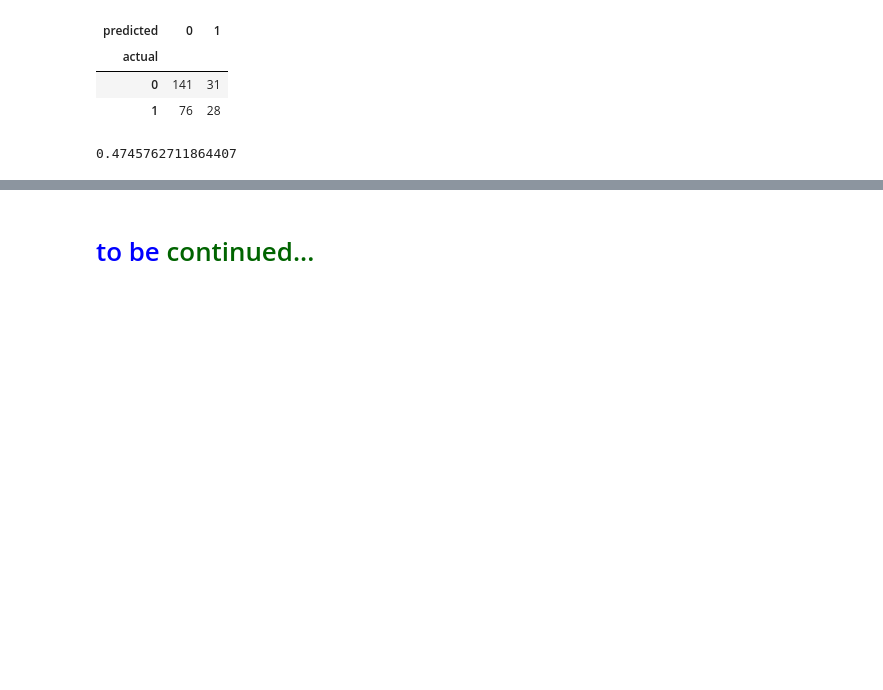
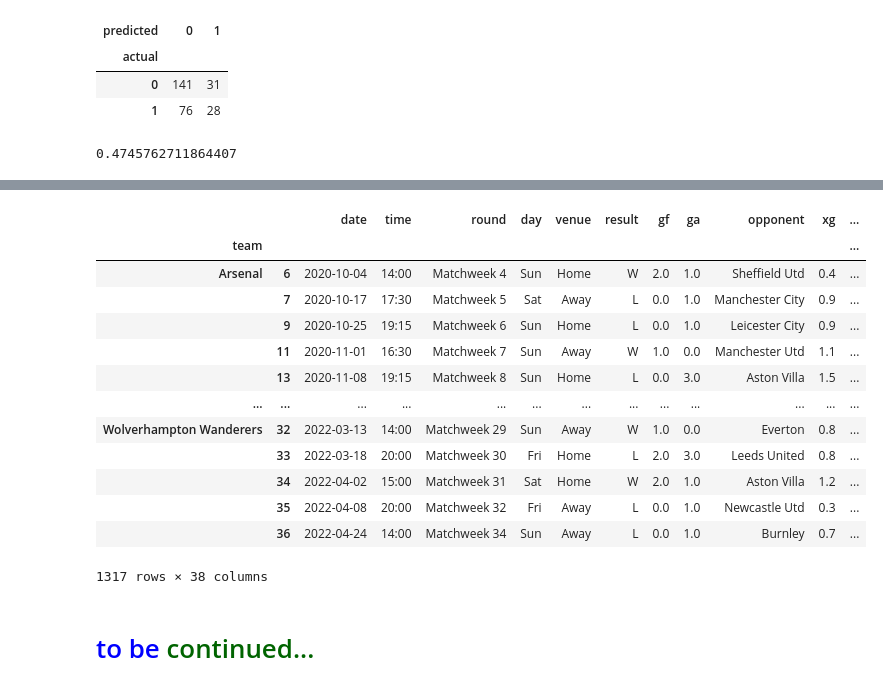
Before and after one commit to langsari/data-science-with-python-2022, a Jupyter notebook: dataset/T.kholed/PredictTeam.ipynb, the cells around one changed output, grey strips where cells are left out. Cells and saved outputs as stored; diff of their text form; code cells hidden in the pictures; blank space fills up the shorter version.

Commit message:
Update12 PredictTeam

```diff
--- a/dataset/T.kholed/PredictTeam.ipynb
+++ b/dataset/T.kholed/PredictTeam.ipynb
@@ -202,3 +202,8 @@ def rolling_averages(group, cols, new_cols):
     group[new_cols] = rolling_stats
     group = group.dropna(subset=new_cols)
     return group
+# %%
+cols = ["gf", "ga", "sh", "sot", "dist", "fk", "pk", "pkatt"]
+new_cols = [f"{c}_rolling" for c in cols]
+
+rolling_averages(group, cols, new_cols)
@@ -205,2 +224,21 @@ def rolling_averages(group, cols, new_cols):
+# %%
+matches_rolling = matches.groupby("team").apply(lambda x: rolling_averages(x, cols, new_cols))
+# %%
+matches_rolling
+# %% [output]
+|  |  | date | time | round | day | venue | result | gf | ga | opponent | xg | ... |
+| team |  |  |  |  |  |  |  |  |  |  |  | ... |
+| Arsenal | 6 | 2020-10-04 | 14:00 | Matchweek 4 | Sun | Home | W | 2.0 | 1.0 | Sheffield Utd | 0.4 | ... |
+|  | 7 | 2020-10-17 | 17:30 | Matchweek 5 | Sat | Away | L | 0.0 | 1.0 | Manchester City | 0.9 | ... |
+|  | 9 | 2020-10-25 | 19:15 | Matchweek 6 | Sun | Home | L | 0.0 | 1.0 | Leicester City | 0.9 | ... |
+|  | 11 | 2020-11-01 | 16:30 | Matchweek 7 | Sun | Away | W | 1.0 | 0.0 | Manchester Utd | 1.1 | ... |
+|  | 13 | 2020-11-08 | 19:15 | Matchweek 8 | Sun | Home | L | 0.0 | 3.0 | Aston Villa | 1.5 | ... |
+| ... | ... | ... | ... | ... | ... | ... | ... | ... | ... | ... | ... | ... |
+| Wolverhampton Wanderers | 32 | 2022-03-13 | 14:00 | Matchweek 29 | Sun | Away | W | 1.0 | 0.0 | Everton | 0.8 | ... |
+|  | 33 | 2022-03-18 | 20:00 | Matchweek 30 | Fri | Home | L | 2.0 | 3.0 | Leeds United | 0.8 | ... |
+|  | 34 | 2022-04-02 | 15:00 | Matchweek 31 | Sat | Home | W | 2.0 | 1.0 | Aston Villa | 1.2 | ... |
+|  | 35 | 2022-04-08 | 20:00 | Matchweek 32 | Fri | Away | L | 0.0 | 1.0 | Newcastle Utd | 0.3 | ... |
+|  | 36 | 2022-04-24 | 14:00 | Matchweek 34 | Sun | Away | L | 0.0 | 1.0 | Burnley | 0.7 | ... |
+1317 rows × 38 columns
 # %% [markdown]
 # <span style=color:blue>to be</span> <span style=color:darkgreen>continued...</span>
```
Also changed, not shown: parts of 1 cell of this notebook.
